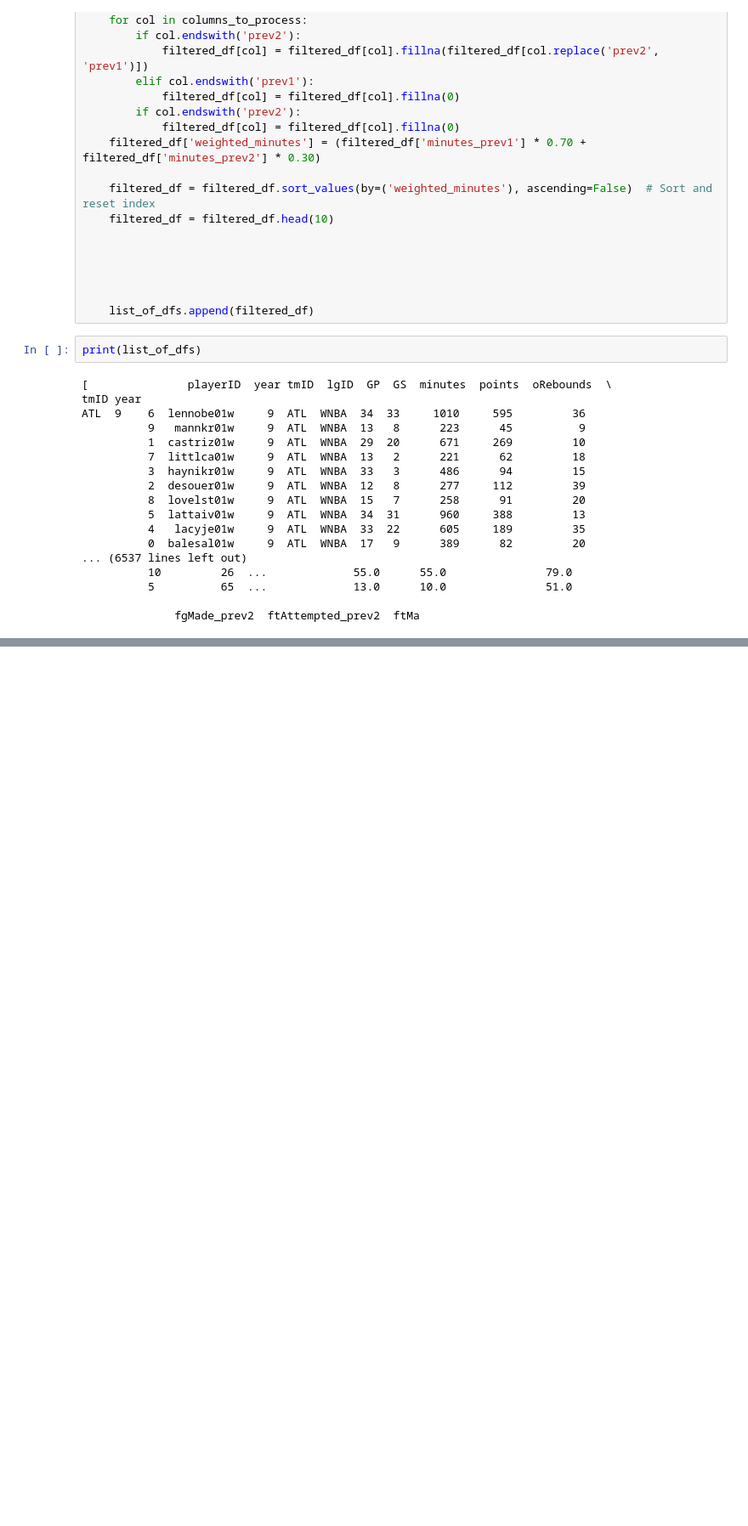
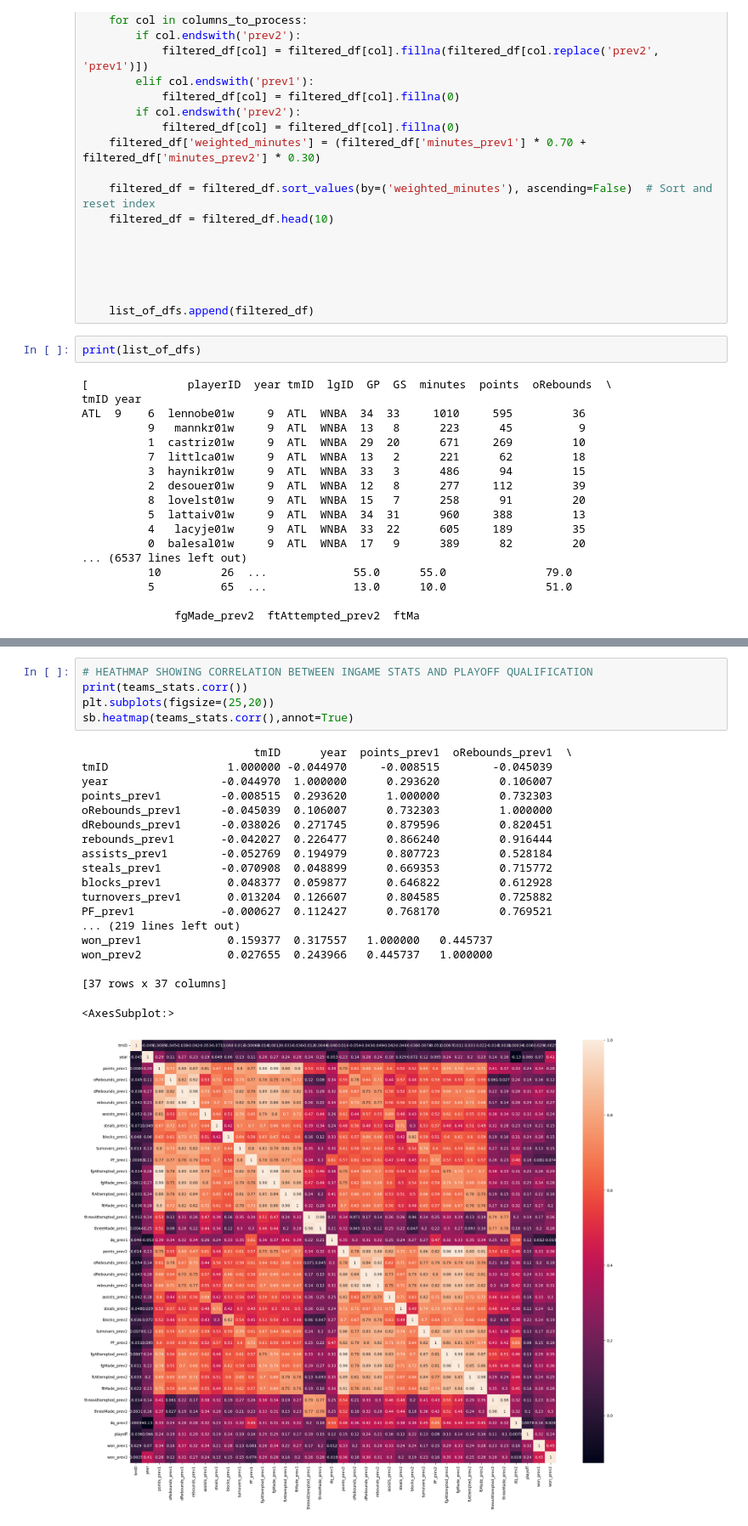
Before and after one commit to DiogoSilva11/AC_proj, a Jupyter notebook: src/players_teams.ipynb, the cells around one changed output, grey strips where cells are left out. Shown at 85% size. Cells and saved outputs as stored; diff of their text form; blank space fills up the shorter version.

```diff
--- a/src/players_teams.ipynb
+++ b/src/players_teams.ipynb
@@ -301,3 +355,28 @@ print(teams_stats)
+# %%
+# HEATHMAP SHOWING CORRELATION BETWEEN INGAME STATS AND PLAYOFF QUALIFICATION
+print(teams_stats.corr())
+plt.subplots(figsize=(25,20))
+sb.heatmap(teams_stats.corr(),annot=True)
+# %% [output]
+                          tmID      year  points_prev1  oRebounds_prev1  \
+tmID                  1.000000 -0.044970     -0.008515        -0.045039
+year                 -0.044970  1.000000      0.293620         0.106007
+points_prev1         -0.008515  0.293620      1.000000         0.732303
+oRebounds_prev1      -0.045039  0.106007      0.732303         1.000000
+dRebounds_prev1      -0.038026  0.271745      0.879596         0.820451
+rebounds_prev1       -0.042027  0.226477      0.866240         0.916444
+assists_prev1        -0.052769  0.194979      0.807723         0.528184
+steals_prev1         -0.070908  0.048899      0.669353         0.715772
+blocks_prev1          0.048377  0.059877      0.646822         0.612928
+turnovers_prev1       0.013204  0.126607      0.804585         0.725882
+PF_prev1             -0.000627  0.112427      0.768170         0.769521
+... (219 lines left out)
+won_prev1             0.159377  0.317557   1.000000   0.445737
+won_prev2             0.027655  0.243966   0.445737   1.000000
+
+[37 rows x 37 columns]
+<AxesSubplot:>
+[figure, added]
 # %%
 #Data Modelling
 from sklearn.model_selection import train_test_split
```
Also changed, not shown: parts of 19 cells of this notebook.
